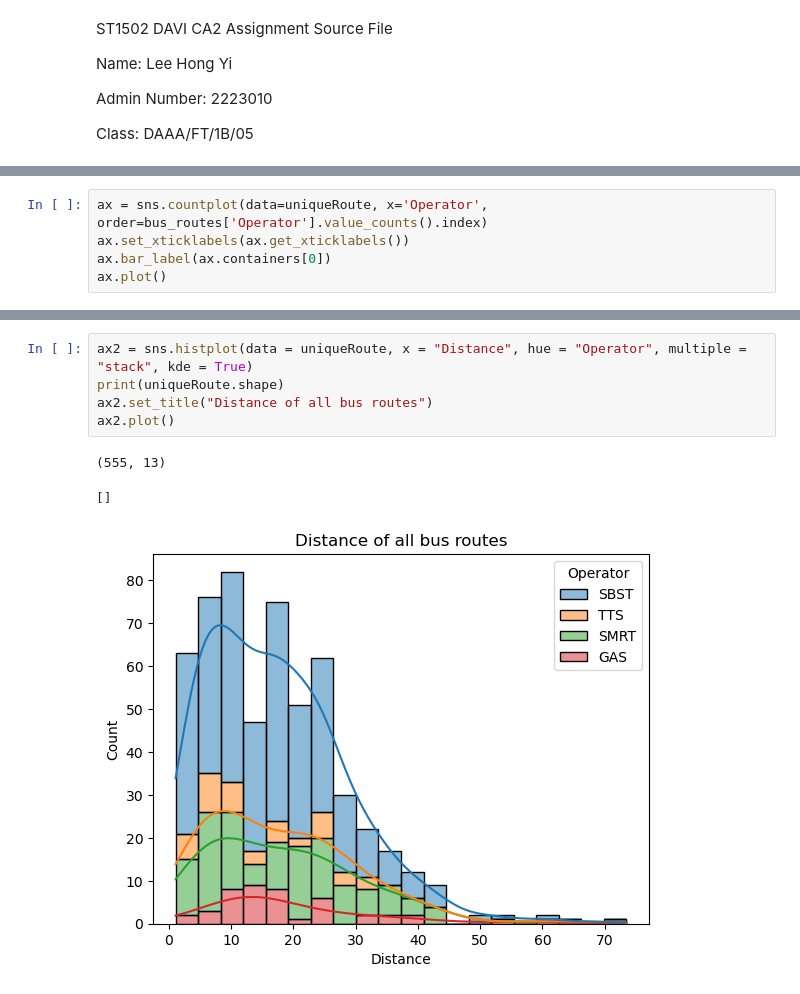
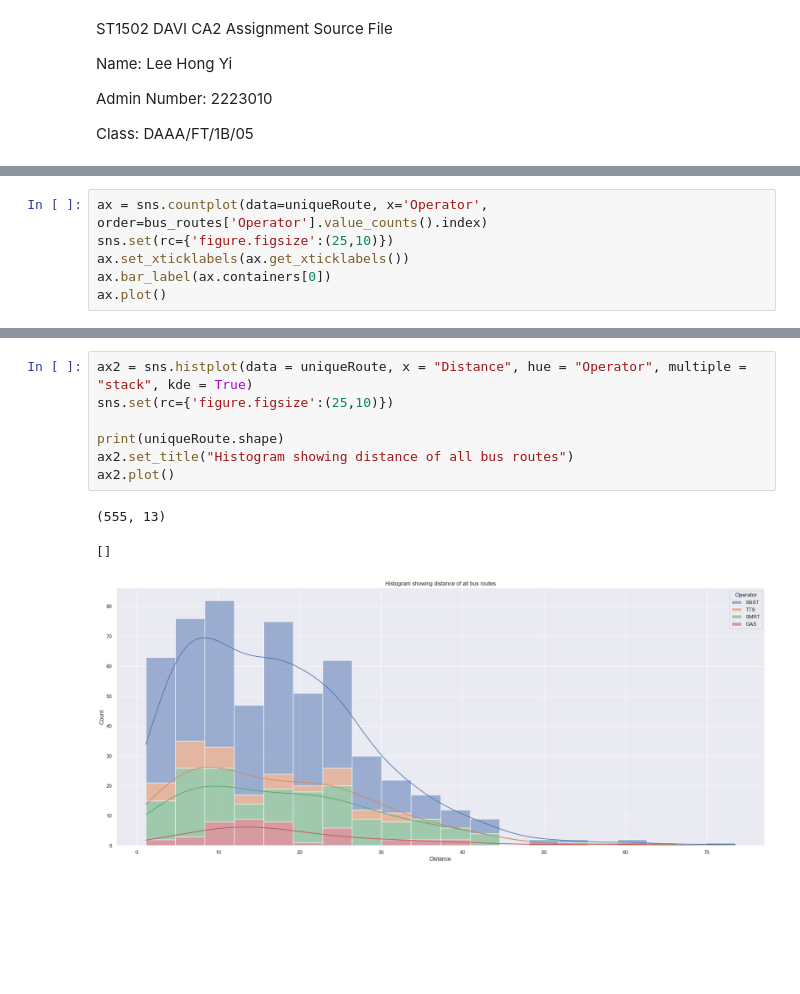
Before and after one commit to derpflections/DAVI_HousingVisualization, a Jupyter notebook: index.ipynb, the cells around one changed output, grey strips where cells are left out. Saved outputs shown, nothing was run; the diff lists cells and outputs as text; blank space fills up the shorter version.

```diff
--- a/index.ipynb
+++ b/index.ipynb
@@ -34,5 +29,6 @@ print(uniqueService.shape)
 # %%
 ax = sns.countplot(data=uniqueRoute, x='Operator', order=bus_routes['Operator'].value_counts().index)
+sns.set(rc={'figure.figsize':(25,10)})
 ax.set_xticklabels(ax.get_xticklabels())
 ax.bar_label(ax.containers[0])
 ax.plot()
@@ -42,10 +38,12 @@ ax.plot()
 # %%
 ax2 = sns.histplot(data = uniqueRoute, x = "Distance", hue = "Operator", multiple = "stack", kde = True)
+sns.set(rc={'figure.figsize':(25,10)})
+
 print(uniqueRoute.shape)
-ax2.set_title("Distance of all bus routes")
+ax2.set_title("Histogram showing distance of all bus routes")
 ax2.plot()
 # %% [output]
 (555, 13)
 []
-[figure, old version]
+[figure, new version]
 # %%
```
Also changed, not shown: parts of 6 cells of this notebook.
